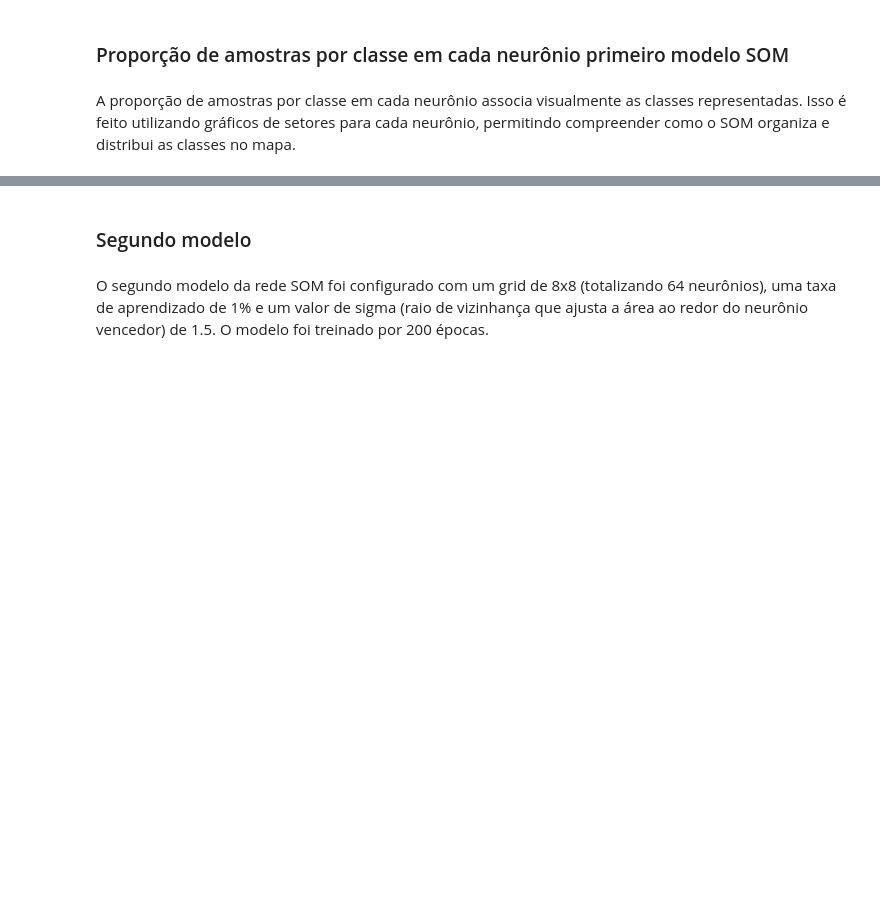
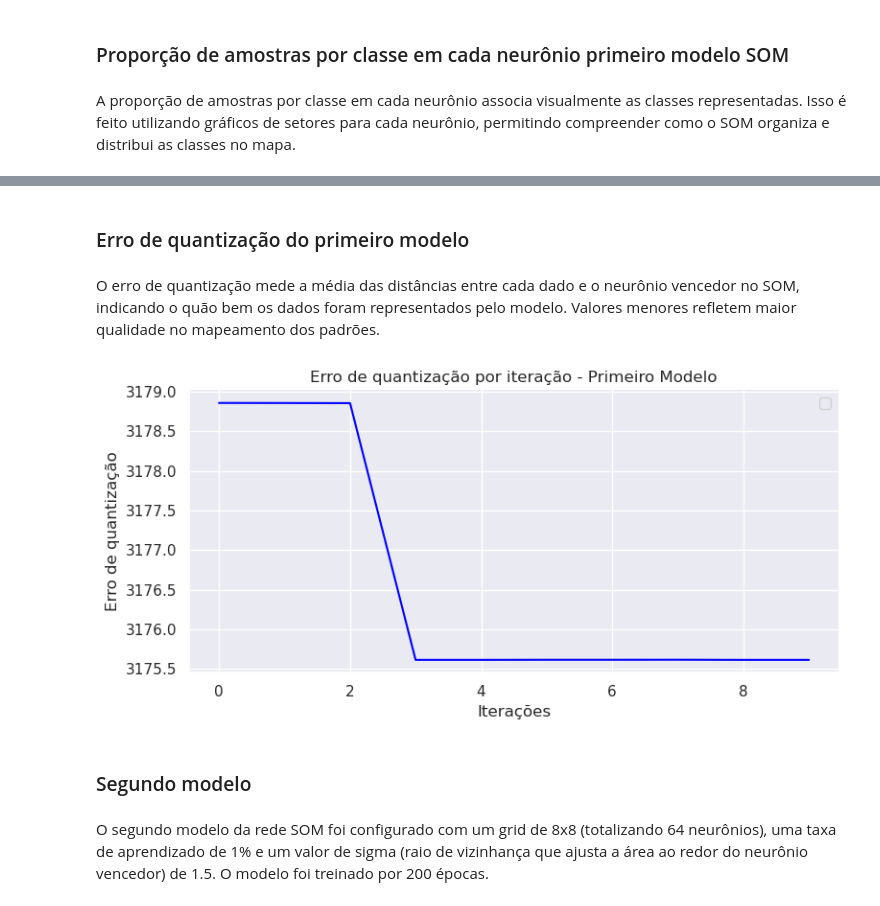
Before and after one commit to guipereira2/Projetos_RedesNeurais, a Jupyter notebook: Projeto 2 - Modelo não supervisionado/Projeto2.ipynb, the cells around one changed output, grey strips where cells are left out. Drawn from its saved outputs; the diff is of its cells as text; code cells hidden in the pictures; blank space fills up the shorter version.

```diff
--- a/Projeto 2 - Modelo não supervisionado/Projeto2.ipynb
+++ b/Projeto 2 - Modelo não supervisionado/Projeto2.ipynb
@@ -269,3 +269,32 @@ plt.tight_layout()
+# %% [markdown]
+### Erro de quantização do primeiro modelo
+# %% [markdown]
+O erro de quantização mede a média das distâncias entre cada dado e o neurônio vencedor no SOM, indicando o quão bem os dados foram representados pelo modelo. Valores menores refletem maior qualidade no mapeamento dos padrões.
+# %%
+iteracoes = 10  # Número de iterações
+q_erro = []  # Lista para armazenar o erro de quantização
+
+# Treinamento e cálculo do erro de quantização
+for i in range(iteracoes):
+    rand = np.random.randint(len(dados_treino))  # Seleciona aleatoriamente uma amostra
+    # Atualiza o modelo com a amostra aleatória
+    primeiro_modelo_som.update(dados_treino[rand],
+                               primeiro_modelo_som.winner(dados_treino[rand]),
+                               i, iteracoes)
+    # Calcula o erro de quantização
+    q_erro.append(primeiro_modelo_som.quantization_error(dados_treino))
+
+# Plotagem do erro de quantização
+plt.figure(figsize=(8, 4))
+plt.plot(np.arange(iteracoes), q_erro, color='blue')
+plt.ylabel('Erro de quantização')
+plt.xlabel('Iterações')
+plt.title('Erro de quantização por iteração - Primeiro Modelo')
+plt.legend()
+plt.grid(True)
+plt.tight_layout()
+# %% [output]
+[figure, added]
 # %% [markdown]
 ### Segundo modelo
 # %% [markdown]
```
Also changed, not shown: parts of 14 cells of this notebook.
